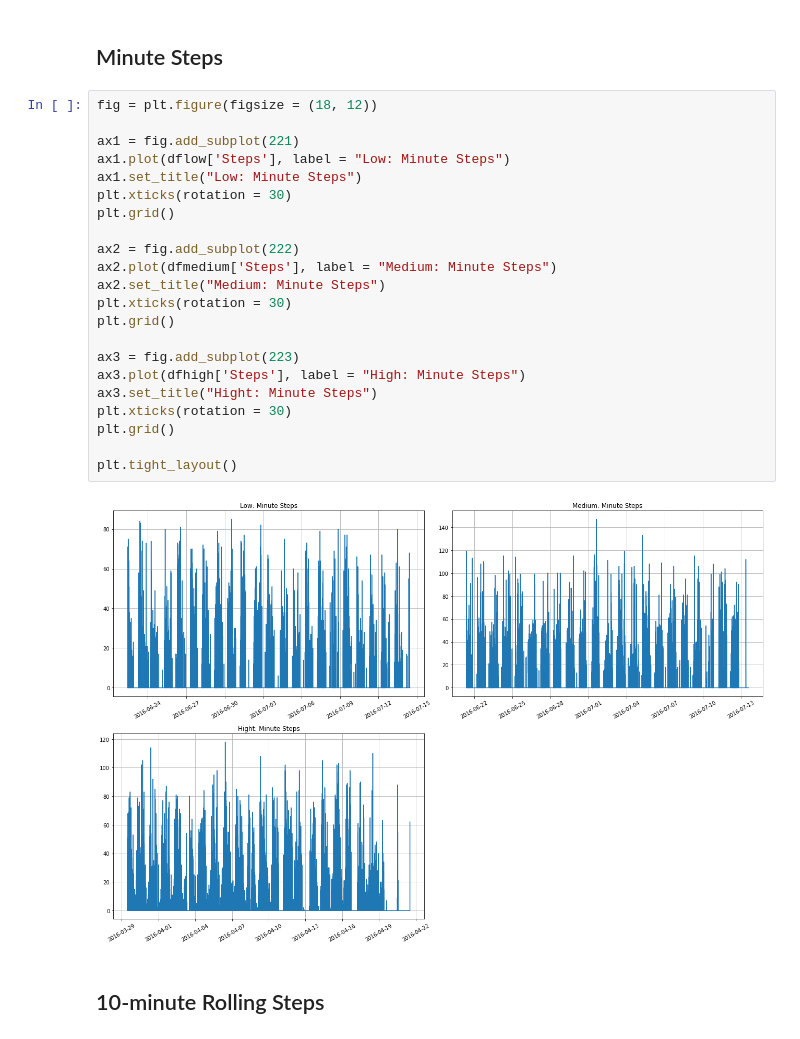
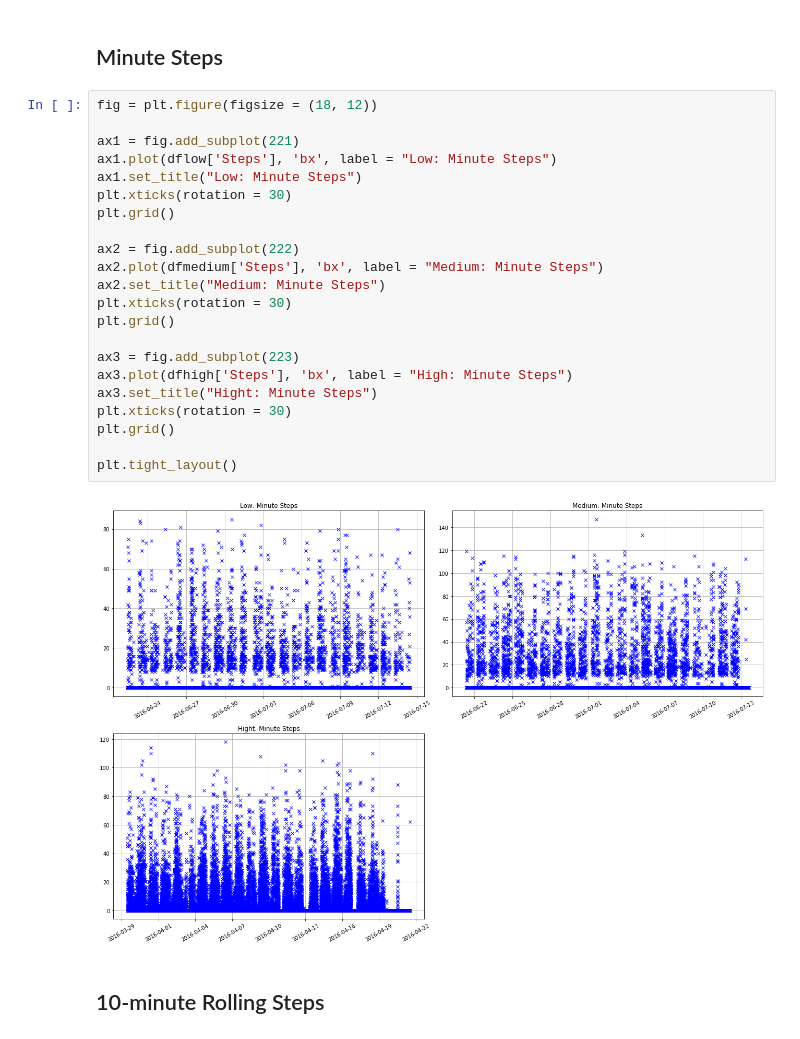
Before and after one commit to dddragons/time-data-viz-test, a Jupyter notebook: patient-low-medium-high-physical-activity-patterns.ipynb, the cells around one changed output. Cells and saved outputs as stored; diff of their text form.

Commit message:
low medium high patterns

```diff
--- a/patient-low-medium-high-physical-activity-patterns.ipynb
+++ b/patient-low-medium-high-physical-activity-patterns.ipynb
@@ -133,27 +185,27 @@ dfhigh.sample(5)
 # %%
 fig = plt.figure(figsize = (18, 12))
 
 ax1 = fig.add_subplot(221)
-ax1.plot(dflow['Steps'], label = "Low: Minute Steps")
+ax1.plot(dflow['Steps'], 'bx', label = "Low: Minute Steps")
 ax1.set_title("Low: Minute Steps")
 plt.xticks(rotation = 30)
 plt.grid()
 
 ax2 = fig.add_subplot(222)
-ax2.plot(dfmedium['Steps'], label = "Medium: Minute Steps")
+ax2.plot(dfmedium['Steps'], 'bx', label = "Medium: Minute Steps")
 ax2.set_title("Medium: Minute Steps")
 plt.xticks(rotation = 30)
 plt.grid()
 
 ax3 = fig.add_subplot(223)
-ax3.plot(dfhigh['Steps'], label = "High: Minute Steps")
+ax3.plot(dfhigh['Steps'], 'bx', label = "High: Minute Steps")
 ax3.set_title("Hight: Minute Steps")
 plt.xticks(rotation = 30)
 plt.grid()
 
 plt.tight_layout()
 # %% [output]
-[figure, old version]
+[figure, new version]
 # %% [markdown]
 ## 10-minute Rolling Steps
 # %%
```
Also changed, not shown: parts of 10 cells of this notebook.
